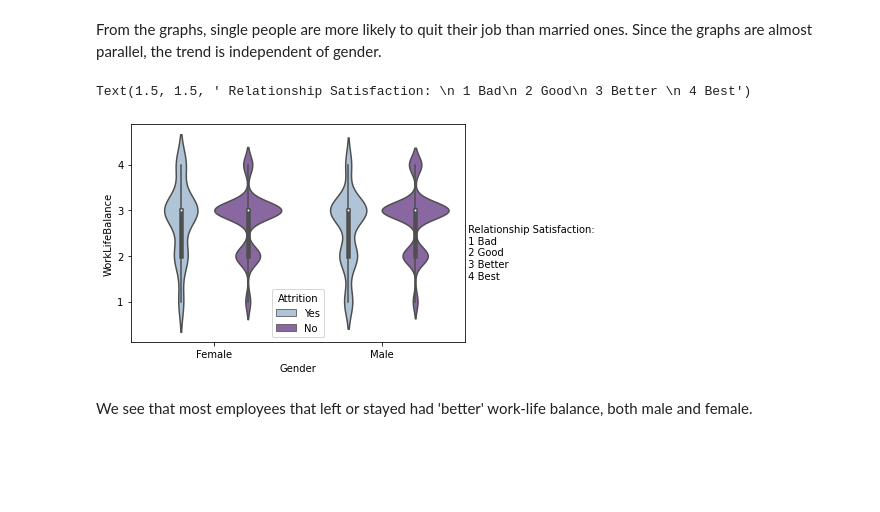
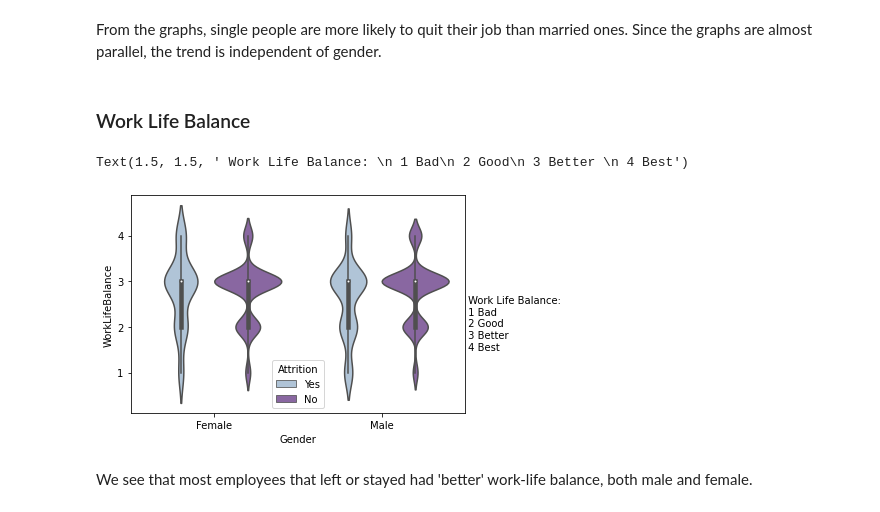
Before and after one commit to vita-levytska/HR-Analytics, a Jupyter notebook: HR-Analytics.ipynb, the cells around one changed output. Drawn from its saved outputs; the diff is of its cells as text; code cells hidden in the pictures; blank space fills up the shorter version.

```diff
--- a/HR-Analytics.ipynb
+++ b/HR-Analytics.ipynb
@@ -197,0 +183,38 @@ This plot suggest that more males left their job at lower levels of satisfaction
+# %%
+def boxen_plot(cat_var_x,cat_var_y,hue, palette="BuPu"):
+    ax = sns.boxenplot(x=cat_var_x, y=cat_var_y, hue=hue,
+                 data=df, palette=palette)
+
+def violin_plot(cat_var_x,cat_var_y,hue, palette="BuPu"):
+    ax = sns.violinplot(x=cat_var_x, y=cat_var_y, hue=hue,
+                 data=df, palette=palette)
+
+def get_counts(group_vars):
+    df['Count_' + group_vars[0] + '_by_' + group_vars[1] + group_vars[2]] = df.groupby(group_vars)[group_vars[0]].transform('count')
+    return df['Count_' + group_vars[0] + '_by_' + group_vars[1] + group_vars[2]]
+
+def line_plots(x_var, y_var, hue, palette = 'Set2'):
+    fig, ax = plt.subplots(1,2, figsize = (15,6))
+    if hue == 'Gender':
+        hue_order = ["Male", "Female"]
+    else:
+        hue_order = None
+    sns.lineplot(x = x_var, y = y_var, hue = hue, palette = 'Set2', data = df[df['Attrition'] == 'Yes'],hue_order = hue_order, ax = ax[0])
+    sns.lineplot(x = x_var, y = y_var, hue = hue, palette = 'Set2', data = df[df['Attrition'] == 'No'], hue_order = hue_order, ax = ax[1])
+    ax[0].set(xlabel = x_var, ylabel='Count')
+    ax[1].set(xlabel = x_var, ylabel='Count')
+    ax[0].set_title("Attrition = Yes")
+    ax[1].set_title("Attrition = No")
+
+def point_plots(x_var, y_var, hue, palette = 'Set2'):
+    fig, ax = plt.subplots(1,2, figsize = (15,6))
+    if hue == 'Gender':
+        hue_order = ["Male", "Female"]
+    else:
+        hue_order = None
+    sns.pointplot(x = x_var, y = y_var, hue = hue, palette = 'Set2', data = df[df['Attrition'] == 'Yes'],hue_order = hue_order, ax = ax[0])
+    sns.pointplot(x = x_var, y = y_var, hue = hue, palette = 'Set2', data = df[df['Attrition'] == 'No'], hue_order = hue_order, ax = ax[1])
+    ax[0].set(xlabel = x_var, ylabel='Count')
+    ax[1].set(xlabel = x_var, ylabel='Count')
+    ax[0].set_title("Attrition = Yes")
+    ax[1].set_title("Attrition = No")
@@ -288,12 +309,13 @@ Text(0.5, 1.0, 'Attrition = No')
 # %% [markdown]
 From the graphs, single people are more likely to quit their job than married ones. Since the graphs are almost parallel, the trend is independent of gender.
+# %% [markdown]
+### Work Life Balance
 # %%
-ax = sns.violinplot(x="Gender", y="WorkLifeBalance", hue="Attrition",
-                 data=df, palette="BuPu")
-plt.annotate(" Relationship Satisfaction: \n 1 Bad\n 2 Good\n 3 Better \n 4 Best",
+violin_plot("Gender","WorkLifeBalance", "Attrition")
+plt.annotate(" Work Life Balance: \n 1 Bad\n 2 Good\n 3 Better \n 4 Best",
              xy = (1.5, 1.5), xytext = (1.5, 1.5))
 # %% [output]
-Text(1.5, 1.5, ' Relationship Satisfaction: \n 1 Bad\n 2 Good\n 3 Better \n 4 Best')
+Text(1.5, 1.5, ' Work Life Balance: \n 1 Bad\n 2 Good\n 3 Better \n 4 Best')
-[figure, old version]
+[figure, new version]
 # %% [markdown]
 We see that most employees that left or stayed had 'better' work-life balance, both male and female.
```
Also changed, not shown: parts of 96 cells of this notebook.
